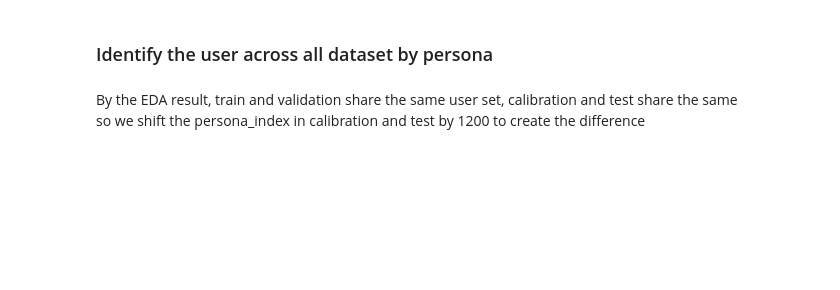
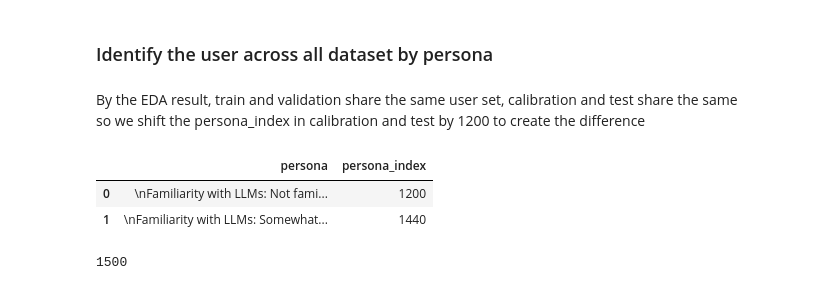
Before and after one commit to chiseanchang0727/MLAlgoFromScratch, a Jupyter notebook: PReF/training_base_reward_func.ipynb, the cells around one changed output. Drawn from its saved outputs; the diff is of its cells as text; code cells hidden in the pictures; blank space fills up the shorter version.

```diff
--- a/PReF/training_base_reward_func.ipynb
+++ b/PReF/training_base_reward_func.ipynb
@@ -138,5 +200,11 @@ so we shift the persona_index in calibration and test by 1200 to create the diff
 df_calibration["persona_index"] = df_calibration["persona_index"] + 1200
 df_test["persona_index"] = df_test["persona_index"] + 1200
+# %%
+df_test.head(2)[['persona', 'persona_index']]
+# %% [output]
+|  | persona | persona_index |
+| 0 | \nFamiliarity with LLMs: Not fami... | 1200 |
+| 1 | \nFamiliarity with LLMs: Somewhat... | 1440 |
 # %%
 max_persona_idx = max(
     df_train["persona_index"].max(),
@@ -154,3 +222,8 @@ for i in range(max_persona_idx + 1):
             persona_data = matches.iloc[0]
             break
     users.append(persona_data)
+
+# 1500 users, consistent wiht the paper
+len(users)
+# %% [output]
+1500
```
Also changed, not shown: parts of 12 cells of this notebook.
